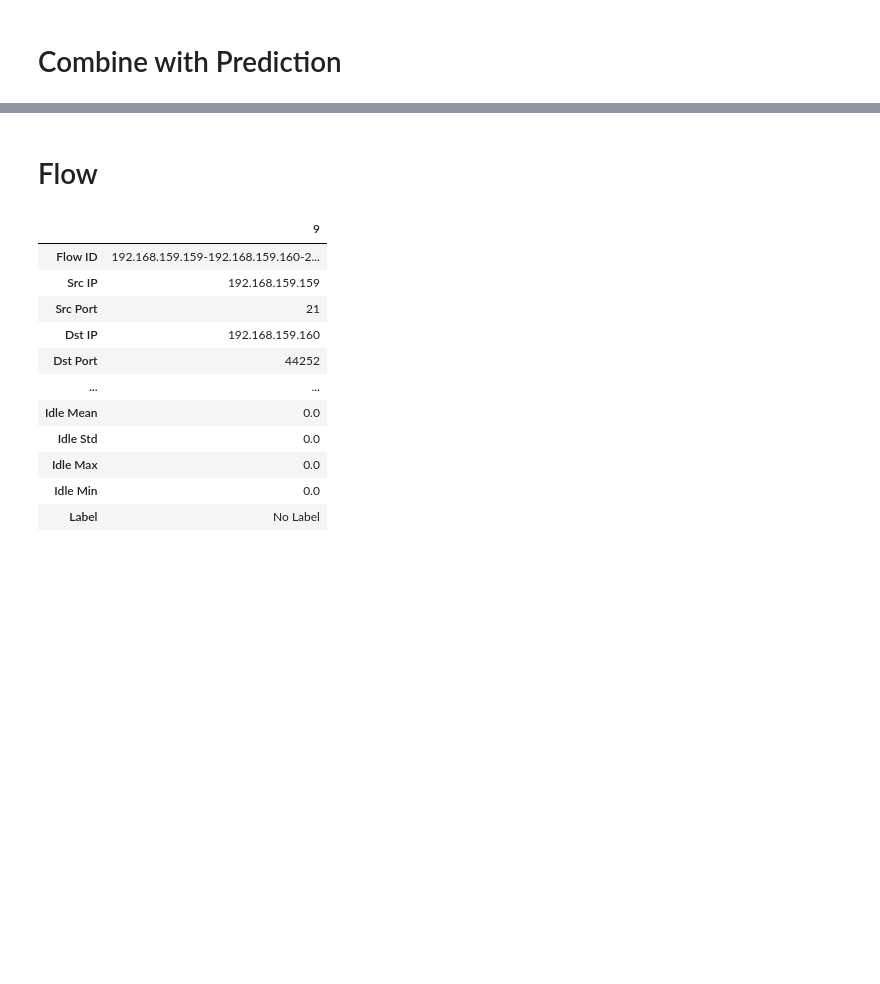
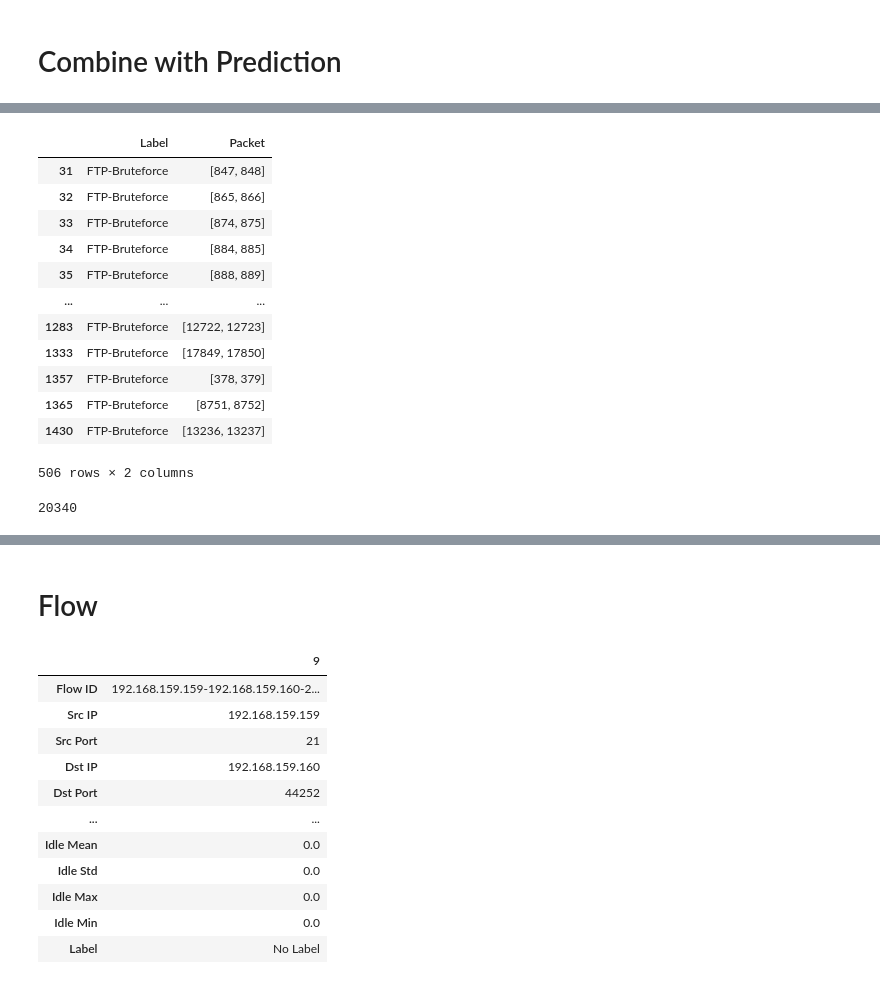
Before and after one commit to Mc4minta/AIB5-PcapAttackClassifier, a Jupyter notebook: MapPacketIndices.ipynb, the cells around one changed output, grey strips where cells are left out. Drawn from its saved outputs; the diff is of its cells as text; code cells hidden in the pictures; blank space fills up the shorter version.

```diff
--- a/MapPacketIndices.ipynb
+++ b/MapPacketIndices.ipynb
@@ -120,7 +120,4 @@ df
 Warning: Total number of columns (84) exceeds max_columns (20) limiting to first (20) columns.
 # %% [markdown]
 # First Success Mapping
-# %%
-name = 'ftpbrute-kali'
-attack = 'FTPBruteforce'
 # %%
@@ -918,0 +577,28 @@ Feature names unseen at fit time:
+# %%
+import pandas as pd
+import numpy as np
+
+predictions = model.predict(df)
+predictions_df = pd.DataFrame(predictions, columns=['Label'])
+
+predictions_df['Packet'] = packet_indices.reset_index(drop=True)
+
+predictions_df[(predictions_df['Label'] != 'Benign')]
+# %% [output]
+|  | Label | Packet |
+| 31 | FTP-Bruteforce | [847, 848] |
+| 32 | FTP-Bruteforce | [865, 866] |
+| 33 | FTP-Bruteforce | [874, 875] |
+| 34 | FTP-Bruteforce | [884, 885] |
+| 35 | FTP-Bruteforce | [888, 889] |
+| ... | ... | ... |
+| 1283 | FTP-Bruteforce | [12722, 12723] |
+| 1333 | FTP-Bruteforce | [17849, 17850] |
+| 1357 | FTP-Bruteforce | [378, 379] |
+| 1365 | FTP-Bruteforce | [8751, 8752] |
+| 1430 | FTP-Bruteforce | [13236, 13237] |
+506 rows × 2 columns
+# %%
+print(packet_count)
+# %% [output]
+20340
```
Also changed, not shown: parts of 7 cells of this notebook.
